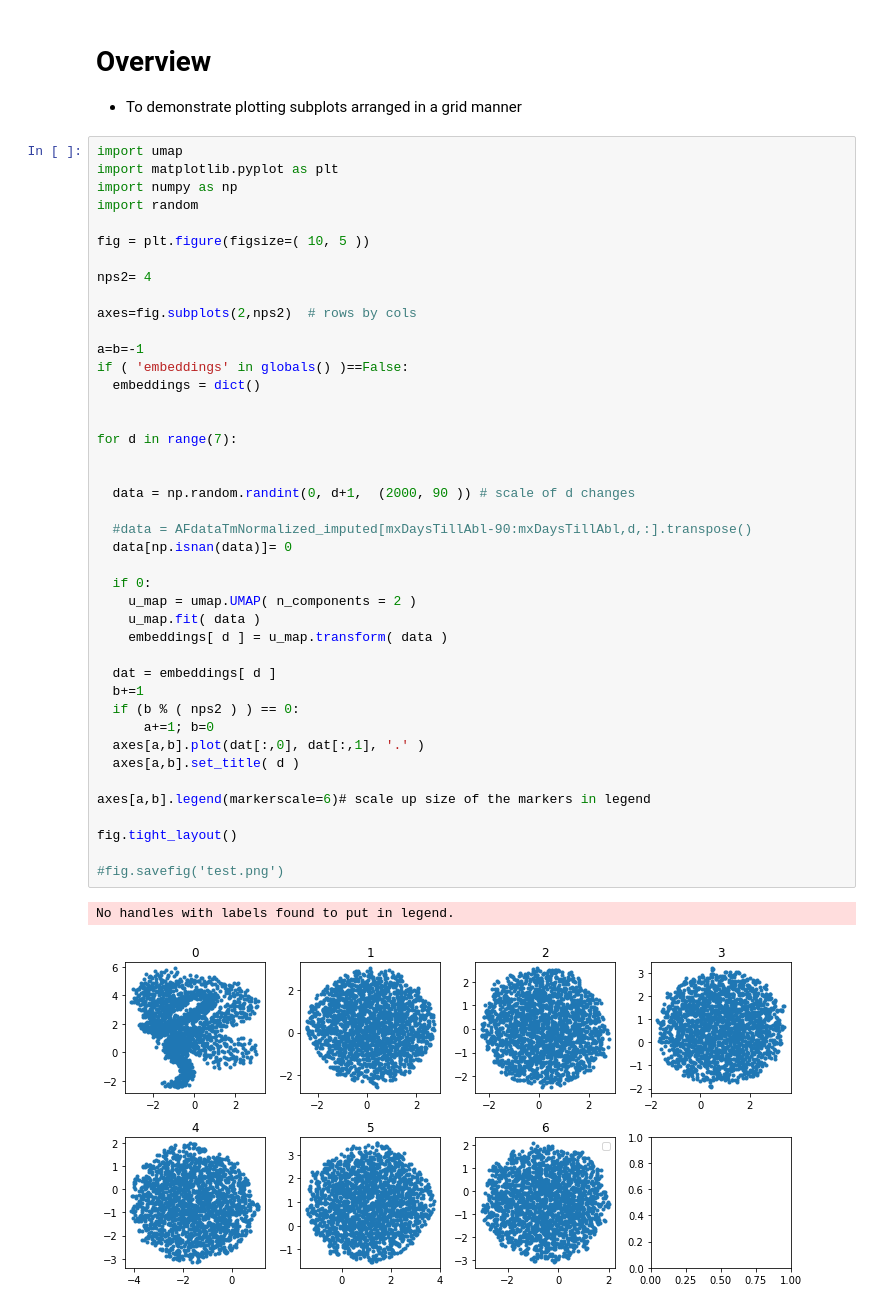
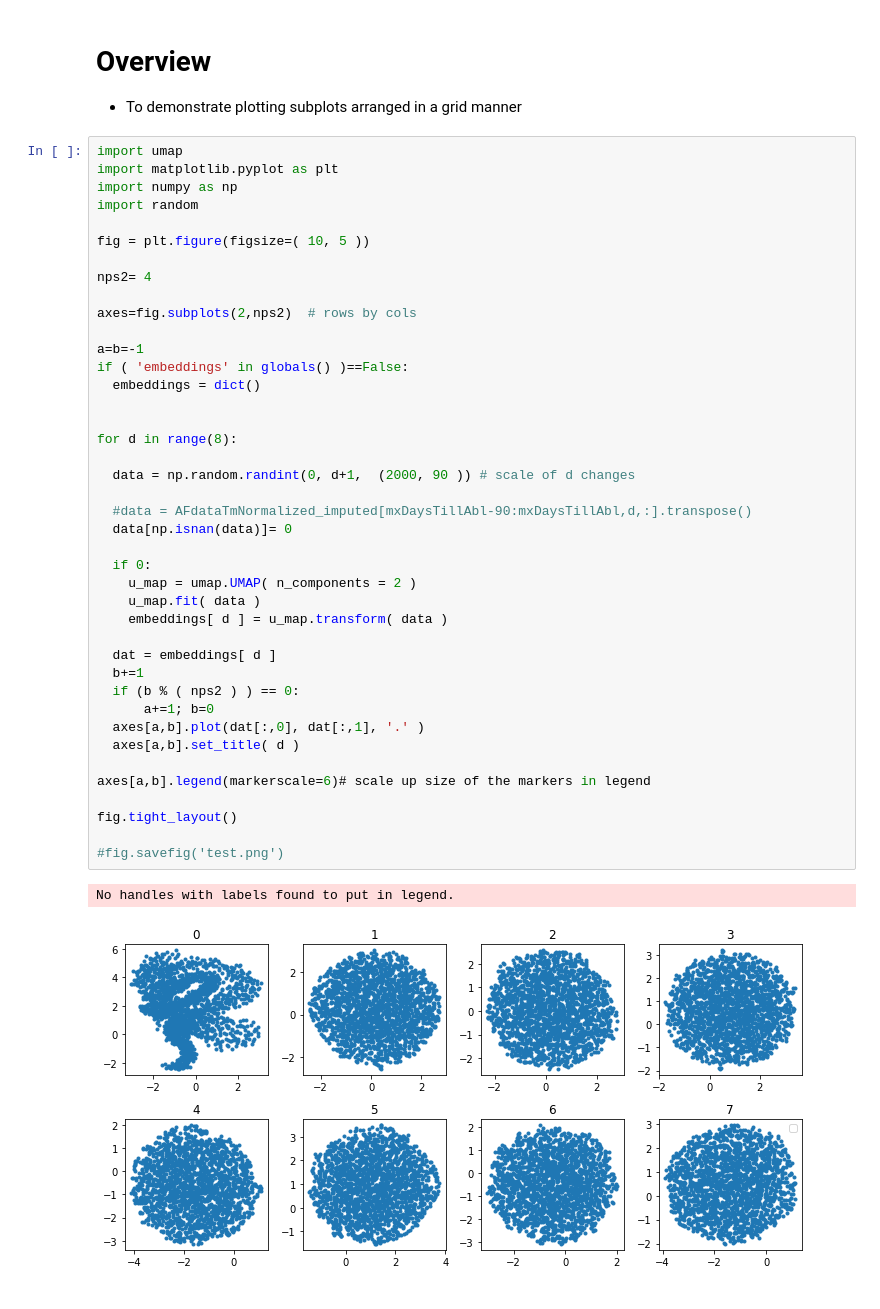
Before and after one commit to lisatwyw/data-gym, a Jupyter notebook: subplots.ipynb, the cells around one changed output. Saved outputs shown, nothing was run; the diff lists cells and outputs as text.

```diff
--- a/subplots.ipynb
+++ b/subplots.ipynb
@@ -19,33 +19,32 @@ axes=fig.subplots(2,nps2)  # rows by cols
 a=b=-1
 if ( 'embeddings' in globals() )==False:
   embeddings = dict()
 
 
-for d in range(7):
-
+for d in range(8):
 
   data = np.random.randint(0, d+1,  (2000, 90 )) # scale of d changes
 
   #data = AFdataTmNormalized_imputed[mxDaysTillAbl-90:mxDaysTillAbl,d,:].transpose()
   data[np.isnan(data)]= 0
 
   if 0:
     u_map = umap.UMAP( n_components = 2 )
     u_map.fit( data )
     embeddings[ d ] = u_map.transform( data )
 
   dat = embeddings[ d ]
   b+=1
   if (b % ( nps2 ) ) == 0:
       a+=1; b=0
   axes[a,b].plot(dat[:,0], dat[:,1], '.' )
   axes[a,b].set_title( d )
 
 axes[a,b].legend(markerscale=6)# scale up size of the markers in legend
 
 fig.tight_layout()
 
 #fig.savefig('test.png')
 # %% [output]
 No handles with labels found to put in legend.
-[figure, old version]
+[figure, new version]
```
